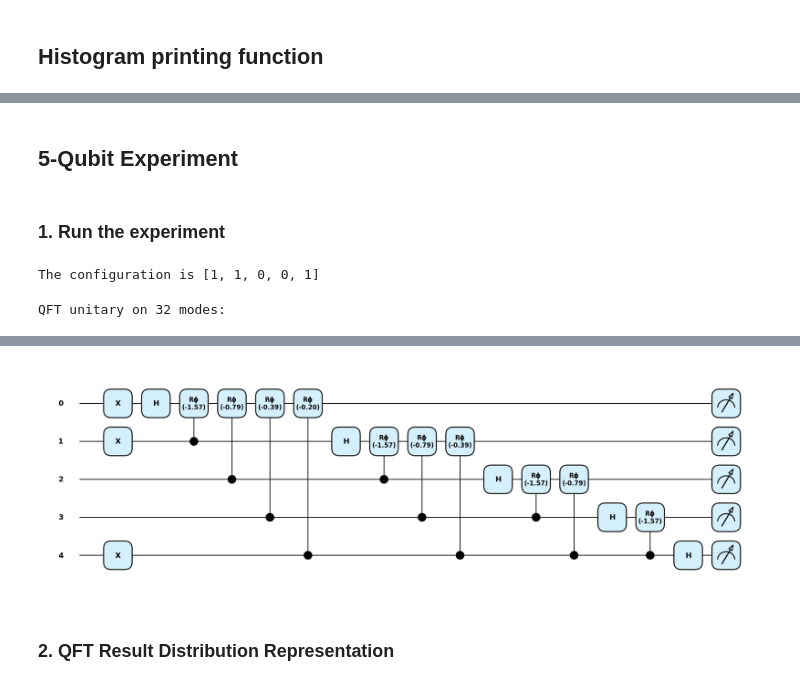
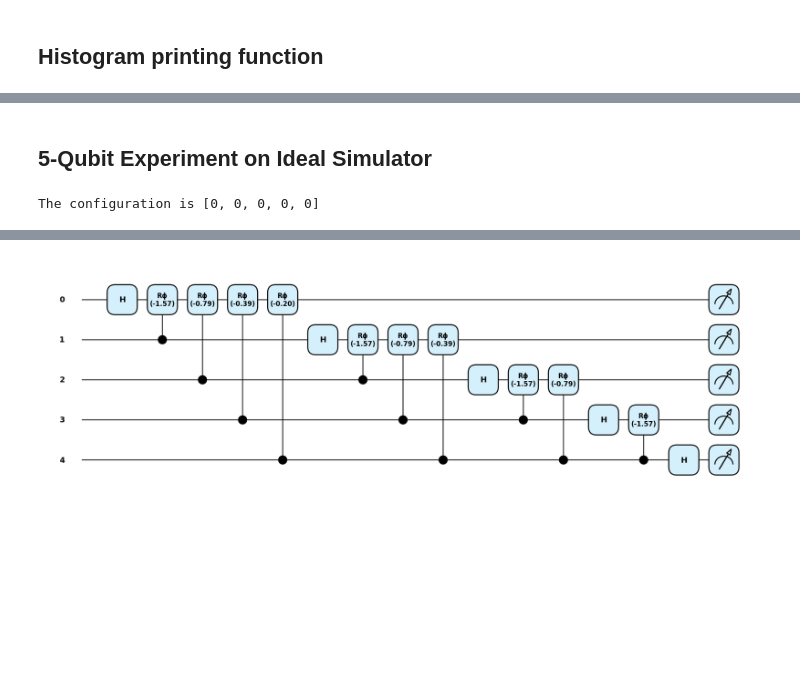
Before and after one commit to msoliviawatt/QFT-Cross-Verification, a Jupyter notebook: qft_verification.ipynb, the cells around one changed output, grey strips where cells are left out. Saved outputs shown, nothing was run; the diff lists cells and outputs as text; code cells hidden in the pictures; blank space fills up the shorter version.

```diff
--- a/qft_verification.ipynb
+++ b/qft_verification.ipynb
@@ -97,17 +113,14 @@ $\displaystyle \left[\begin{matrix}\frac{\sqrt{2}}{4} & \frac{\sqrt{2}}{4} & \fr
 # %% [markdown]
-## 5-Qubit Experiment
+## 5-Qubit Experiment on Ideal Simulator
-# %% [markdown]
-### 1. Run the experiment
 # %%
 n = 5
-config = [random.randint(0, 1) for _ in range(n)]
+config = [0] * n
 shots = 1024
 
 print(f"The configuration is {config}")
 
 result_trapped_ion = qft_trapped_ion(n, config, shots)
-result_photonic = qft_photonic(n, config, 1024)
+result_photonic = qft_photonic(n, config, shots)
 result_super_conducting = qft_super_conducting(n, config, shots)
 # %% [output]
-The configuration is [1, 1, 0, 0, 1]
+The configuration is [0, 0, 0, 0, 0]
-QFT unitary on 32 modes:
@@ -115,4 +127,2 @@ QFT unitary on 32 modes:
-[figure, old version]
+[figure, new version]
-# %% [markdown]
-### 2. QFT Result Distribution Representation
 # %%
```
Also changed, not shown: parts of 18 cells of this notebook, 2 other files.
